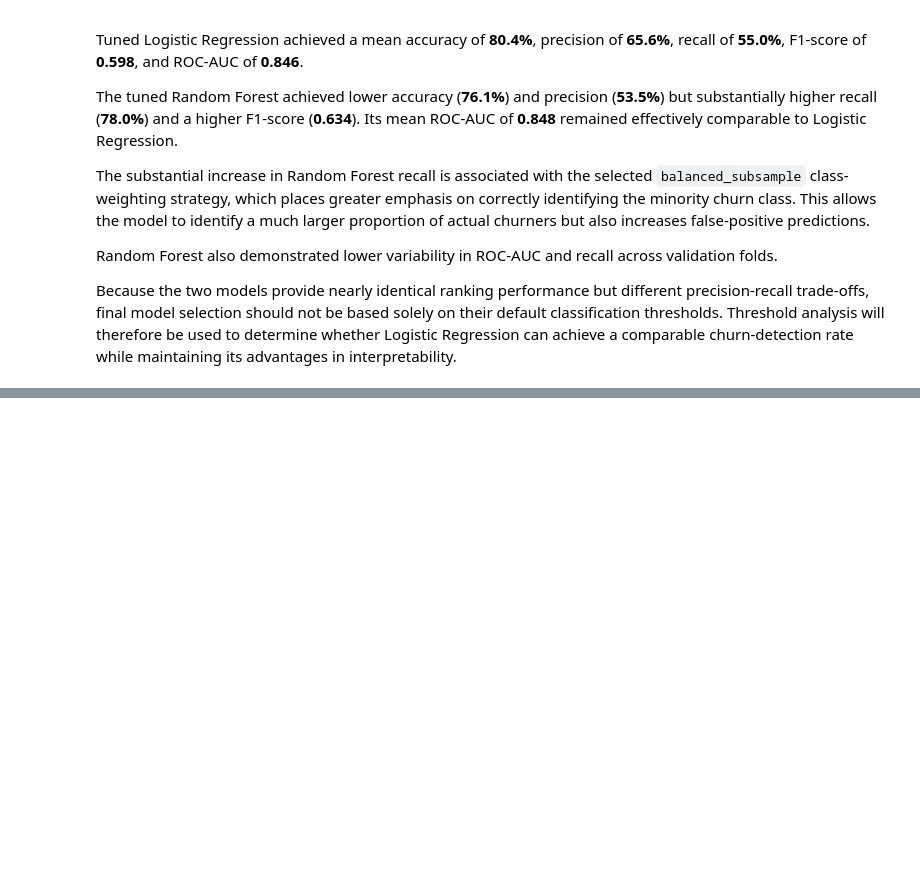
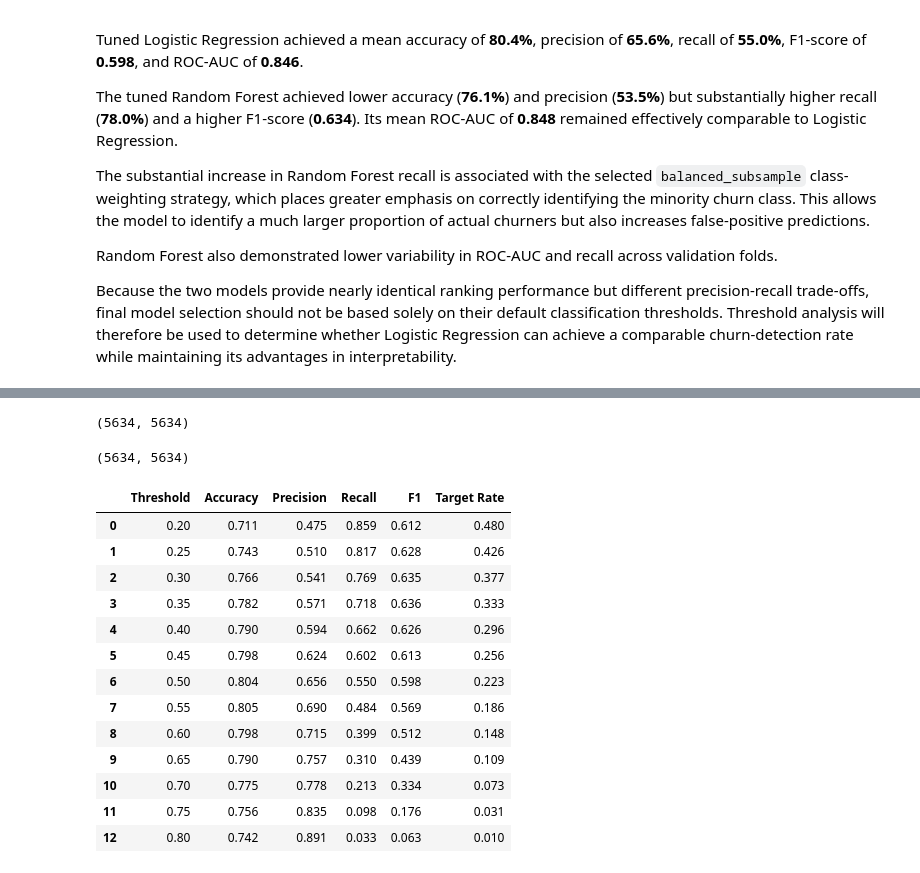
Before and after one commit to mrsmv/Customer-churn-retention-analysis, a Jupyter notebook: 2_noteboooks/03_churn_modeling/churn_modeling.ipynb, the cells around one changed output, grey strips where cells are left out. Cells and saved outputs as stored; diff of their text form; code cells hidden in the pictures; blank space fills up the shorter version.

```diff
--- a/2_noteboooks/03_churn_modeling/churn_modeling.ipynb
+++ b/2_noteboooks/03_churn_modeling/churn_modeling.ipynb
@@ -2259,0 +2286,4 @@ advantages in interpretability.
+# %%
+len(logistic_oof_prob), len(y_train)
+# %% [output]
+(5634, 5634)
@@ -2259,0 +2299,35 @@ advantages in interpretability.
+# %%
+len(rf_oof_prob), len(y_train)
+# %% [output]
+(5634, 5634)
+# %%
+def evaluate_thresholds(y_true, probabilities, thresholds):
+    results = []
+
+    for threshold in thresholds:
+        predictions = (
+            probabilities >= threshold
+        ).astype(int)
+
+        results.append({
+            "Threshold": threshold,
+            "Accuracy": accuracy_score(
+                y_true,
+                predictions
+            ),
+            "Precision": precision_score(
+                y_true,
+                predictions
+            ),
+            "Recall": recall_score(
+                y_true,
+                predictions
+            ),
+            "F1": f1_score(
+                y_true,
+                predictions
+            ),
+            "Target Rate": predictions.mean()
+        })
+
+    return pd.DataFrame(results)
@@ -2259,0 +2338,25 @@ advantages in interpretability.
+# %%
+logistic_threshold_results = (
+    evaluate_thresholds(
+        y_train,
+        logistic_oof_prob,
+        thresholds
+    )
+)
+
+logistic_threshold_results.round(3)
+# %% [output]
+|  | Threshold | Accuracy | Precision | Recall | F1 | Target Rate |
+| 0 | 0.20 | 0.711 | 0.475 | 0.859 | 0.612 | 0.480 |
+| 1 | 0.25 | 0.743 | 0.510 | 0.817 | 0.628 | 0.426 |
+| 2 | 0.30 | 0.766 | 0.541 | 0.769 | 0.635 | 0.377 |
+| 3 | 0.35 | 0.782 | 0.571 | 0.718 | 0.636 | 0.333 |
+| 4 | 0.40 | 0.790 | 0.594 | 0.662 | 0.626 | 0.296 |
+| 5 | 0.45 | 0.798 | 0.624 | 0.602 | 0.613 | 0.256 |
+| 6 | 0.50 | 0.804 | 0.656 | 0.550 | 0.598 | 0.223 |
+| 7 | 0.55 | 0.805 | 0.690 | 0.484 | 0.569 | 0.186 |
+| 8 | 0.60 | 0.798 | 0.715 | 0.399 | 0.512 | 0.148 |
+| 9 | 0.65 | 0.790 | 0.757 | 0.310 | 0.439 | 0.109 |
+| 10 | 0.70 | 0.775 | 0.778 | 0.213 | 0.334 | 0.073 |
+| 11 | 0.75 | 0.756 | 0.835 | 0.098 | 0.176 | 0.031 |
+| 12 | 0.80 | 0.742 | 0.891 | 0.033 | 0.063 | 0.010 |
```
Also changed, not shown: parts of 42 cells of this notebook, 14 other files.
